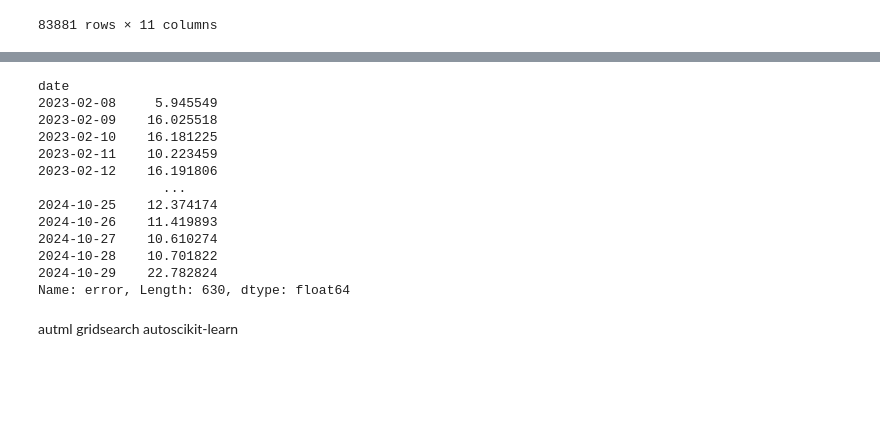
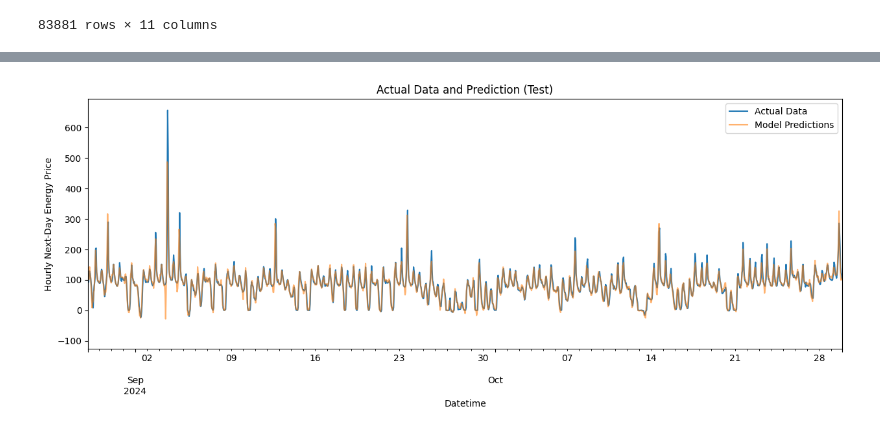
Before and after one commit to YukaNakamoto/LSDI-Project-, a Jupyter notebook: models/benchmark.ipynb, the cells around one changed output, grey strips where cells are left out. Saved outputs shown, nothing was run; the diff lists cells and outputs as text; code cells hidden in the pictures; blank space fills up the shorter version.

```diff
--- a/models/benchmark.ipynb
+++ b/models/benchmark.ipynb
@@ -169,21 +195,18 @@ RMSE Score on Test set: 19.50
 # %%
 #days and (absolute) error realtion
-test['error'] = np.abs(test[TARGET] - test['prediction'])
-test['date'] = test.index.date
-test.groupby(['date'])['error'].mean()
+# test['error'] = np.abs(test[TARGET] - test['prediction'])
+# test['date'] = test.index.date
+# test.groupby(['date'])['error'].mean()
-# %% [output]
-date
-2023-02-08     5.945549
-2023-02-09    16.025518
-2023-02-10    16.181225
-2023-02-11    10.223459
-2023-02-12    16.191806
-                ...
-2024-10-25    12.374174
-2024-10-26    11.419893
-2024-10-27    10.610274
-2024-10-28    10.701822
-2024-10-29    22.782824
-Name: error, Length: 630, dtype: float64
-# %% [markdown]
-autml gridsearch autoscikit-learn
+# %%
+
+WINDOW = df.iloc[:int(0.018 * (len(df)))].copy()
+
+ax = WINDOW[[TARGET]].plot(figsize=(15, 5))
+df['prediction'].plot(ax=ax, style='-', alpha=0.6)
+ax.set_xlim(WINDOW.index.min(), WINDOW.index.max())
+ax.set_ylabel("Hourly Next-Day Energy Price")
+plt.legend(['Actual Data', 'Model Predictions'])
+ax.set_title('Actual Data and Prediction (Test)')
+plt.show()
+# %% [output]
+[figure, added]
```
Also changed, not shown: parts of 9 cells of this notebook.
